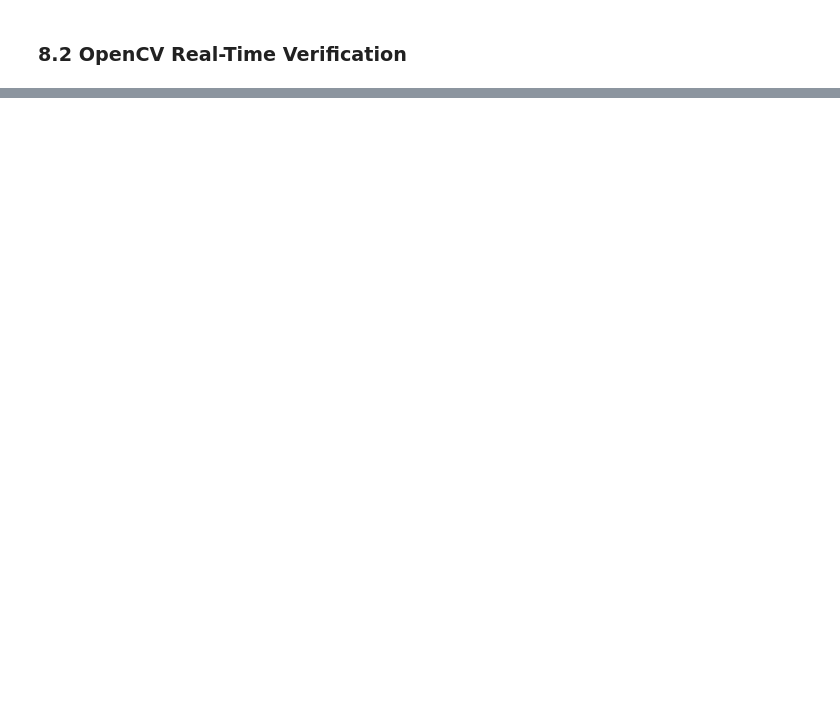
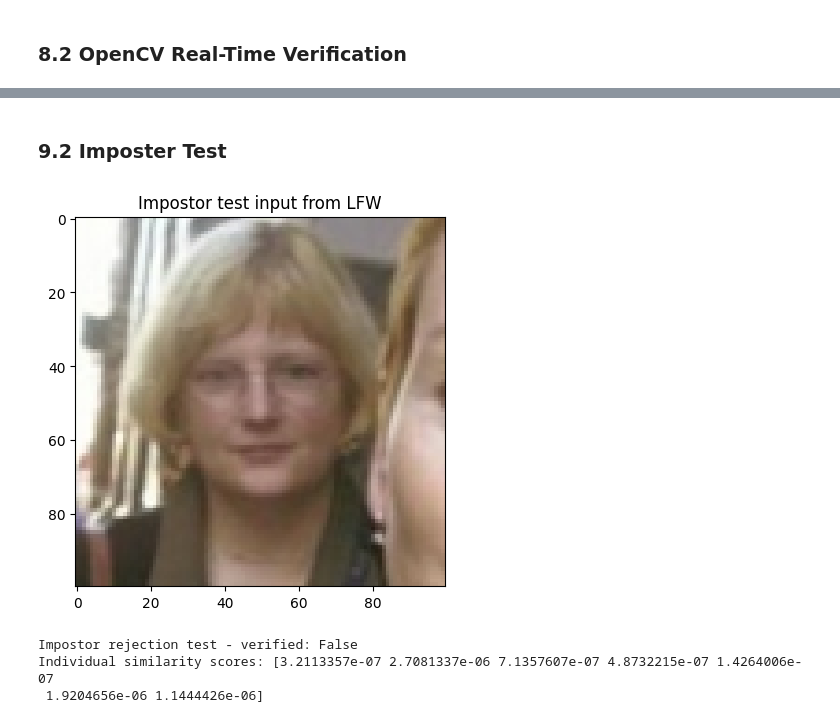
Before and after one commit to sarratwa/facial-recognition-system, a Jupyter notebook: notebooks/Facial Verification with a Siamese Network.ipynb, the cells around one changed output, grey strips where cells are left out. Cells and saved outputs as stored; diff of their text form; code cells hidden in the pictures; blank space fills up the shorter version.

Commit message:
results added

```diff
--- a/notebooks/Facial Verification with a Siamese Network.ipynb
+++ b/notebooks/Facial Verification with a Siamese Network.ipynb
@@ -763,0 +925,18 @@ siamese_model.save('siamesemodelv2.h5')
+# %%
+# Manually swap input_image.jpg for a specific chosen LFW negative image (not you),
+# run verification, then restore the original genuine input_image.jpg afterwards.
+# Expected result: verified == False
+
+genuine_input_path = os.path.join('application_data', 'input_image', 'input_image.jpg')
+assert os.path.exists(genuine_input_path), (
+    "input_image.jpg not found - capture/copy a genuine photo of yourself here first "
+    "(see README.md Section 3.2 / 5)."
+)
+
+plt.imshow(preprocess(genuine_input_path))
+plt.title('test input')
+plt.show()
+
+genuine_results, genuine_verified = verify(siamese_model, 0.5, 0.5)
+print(f"match test - verified: {genuine_verified}")
+print(f"Individual similarity scores: {np.squeeze(genuine_results)}")
@@ -763,0 +948,38 @@ siamese_model.save('siamesemodelv2.h5')
+# %% [markdown]
+### 9.2 Imposter Test
+# %%
+# Temporarily swap input_image.jpg for a random LFW negative image
+# run verification, then restore the original genuine input_image.jpg afterwards.
+# Expected result: verified == False
+import random
+import shutil
+
+negative_dir = 'data/negative'
+negative_files = [f for f in os.listdir(negative_dir) if f.lower().endswith(('.jpg', '.jpeg', '.png'))]
+assert negative_files, f"No negative images found in {negative_dir}"
+
+impostor_source = os.path.join(negative_dir, random.choice(negative_files))
+backup_path = os.path.join('application_data', 'input_image', 'input_image_backup.jpg')
+
+# Back up the genuine input image before overwriting it
+shutil.copy(genuine_input_path, backup_path)
+
+try:
+    shutil.copy(impostor_source, genuine_input_path)
+
+    plt.imshow(preprocess(genuine_input_path))
+    plt.title('Impostor test input from LFW')
+    plt.show()
+
+    impostor_results, impostor_verified = verify(siamese_model, 0.5, 0.5)
+    print(f"Impostor rejection test - verified: {impostor_verified}")
+    print(f"Individual similarity scores: {np.squeeze(impostor_results)}")
+finally:
+    # Always restore the genuine input image, even if verification above raised an error
+    shutil.copy(backup_path, genuine_input_path)
+    os.remove(backup_path)
+# %% [output]
+[figure, added]
+Impostor rejection test - verified: False
+Individual similarity scores: [3.2113357e-07 2.7081337e-06 7.1357607e-07 4.8732215e-07 1.4264006e-07
+ 1.9204656e-06 1.1444426e-06]
```
Also changed, not shown: parts of 24 cells of this notebook, 2 other files.
